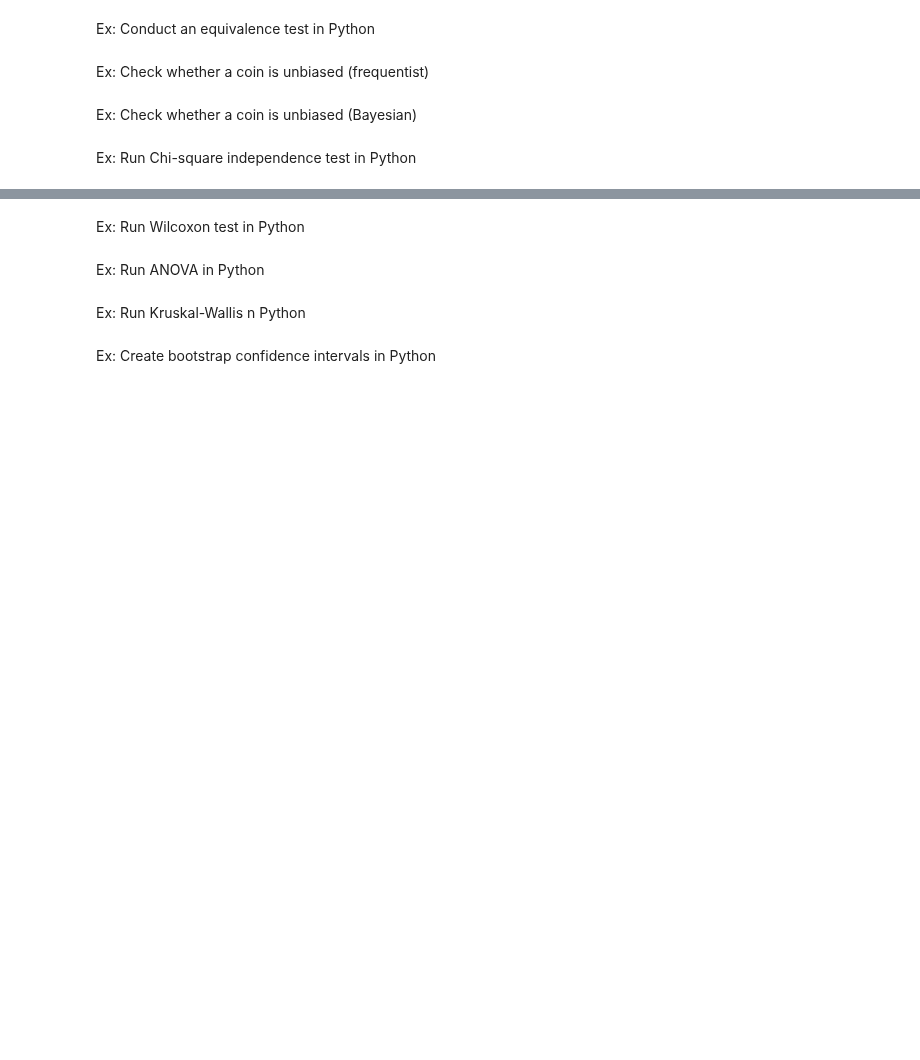
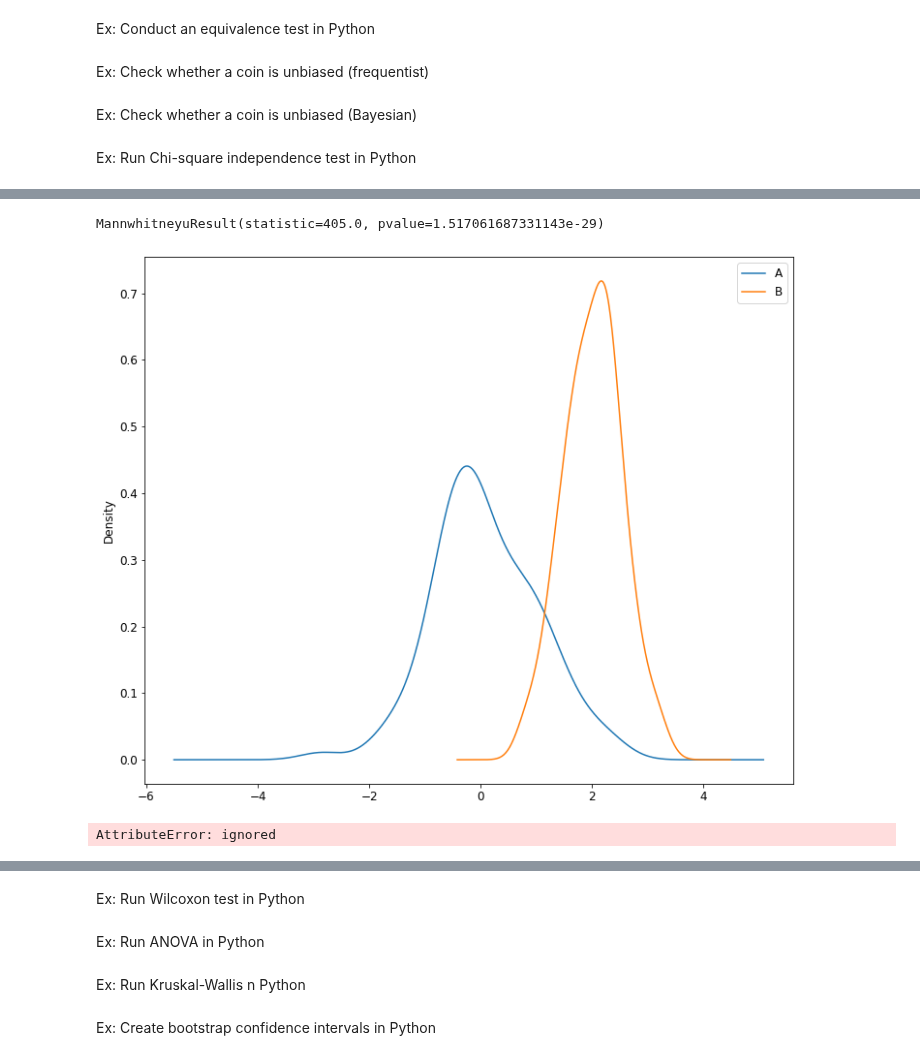
Before and after one commit to RoetGer/decisions-under-uncertainty, a Jupyter notebook: solved_problems.ipynb, the cells around one changed output, grey strips where cells are left out. Cells and saved outputs as stored; diff of their text form; code cells hidden in the pictures; blank space fills up the shorter version.

```diff
--- a/solved_problems.ipynb
+++ b/solved_problems.ipynb
@@ -138,0 +171,25 @@ Ex: Run Chi-square independence test in Python
+# %%
+import scipy.stats as sps
+import seaborn as sns
+
+np.random.seed(5)
+n = 100
+samples_A = np.random.normal(size=n)
+samples_B = np.random.normal(size=n, loc=2, scale=0.5)
+
+df = pd.DataFrame({
+    'Observations': np.concatenate([samples_A, samples_B]),
+    'Group':  np.repeat(['A', 'B'], repeats=n)
+})
+
+df.groupby('Group').Observations.plot.kde(legend=True)
+
+sps.mannwhitneyu(samples_A, samples_B, alternative='less') #ttest_ind(samples_A, samples_B)
+# %% [output]
+MannwhitneyuResult(statistic=405.0, pvalue=1.517061687331143e-29)
+[figure, added]
+# %%
+import statsmodels.stats.api.n
+statsmodels.stats.nonparametric
+# %% [output]
+AttributeError: ignored
```
Also changed, not shown: parts of 2 cells of this notebook.
